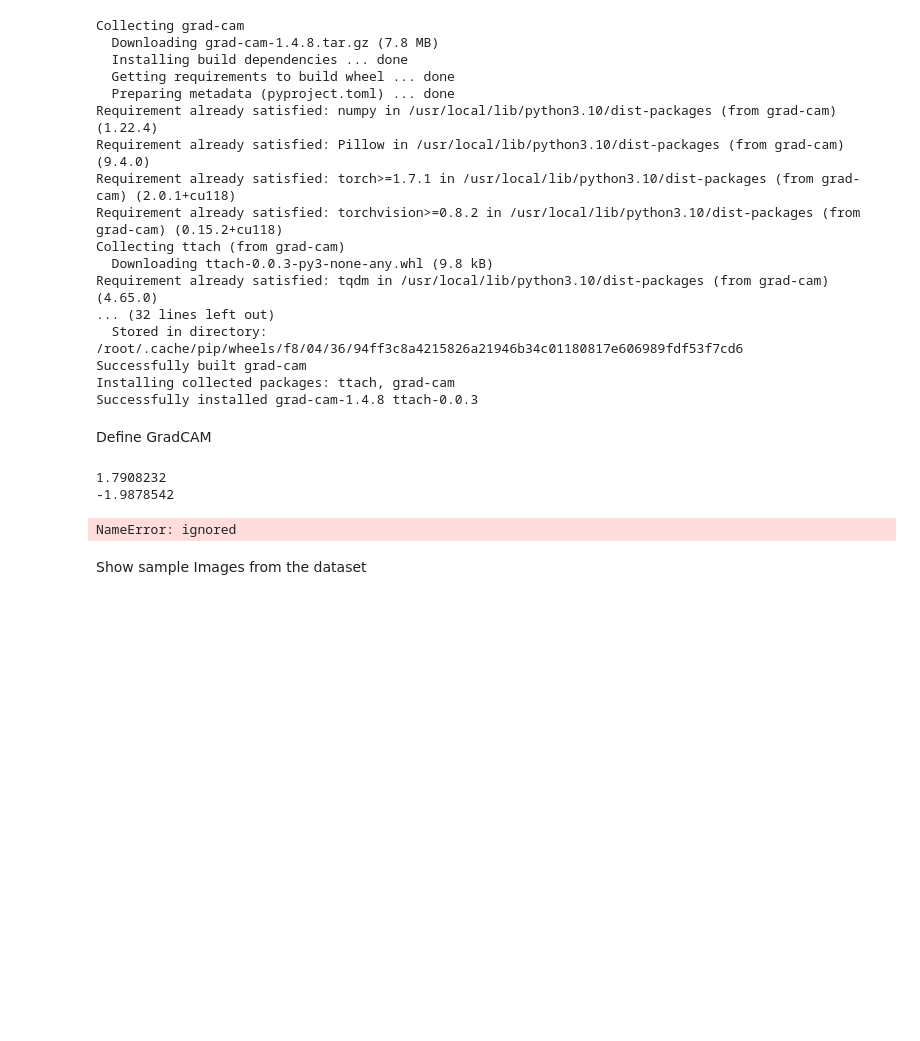
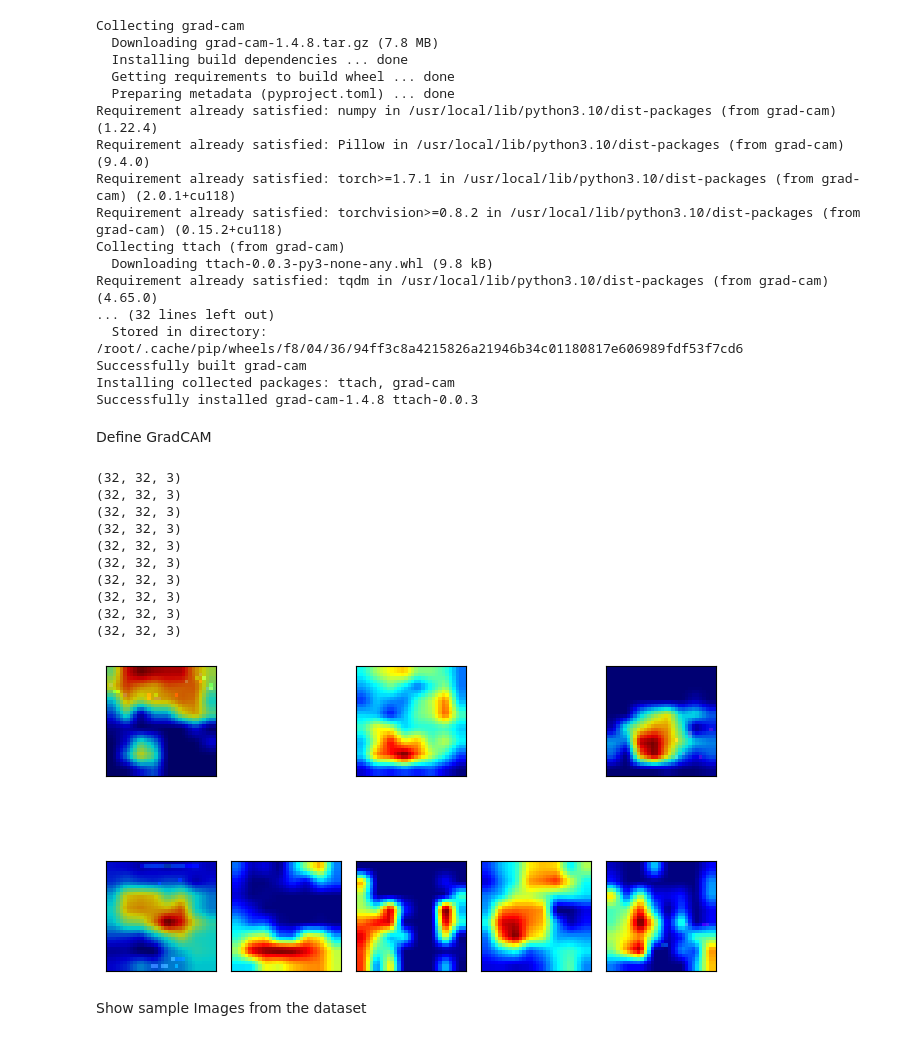
Before and after one commit to jyanivaddi/ERA_V1, a Jupyter notebook: session_11/s11.ipynb, the cells around one changed output. Cells and saved outputs as stored; diff of their text form; code cells hidden in the pictures; blank space fills up the shorter version.

```diff
--- a/session_11/s11.ipynb
+++ b/session_11/s11.ipynb
@@ -262,12 +234,39 @@ def generate_grad_cam_visualization(model, target_layers, input_tensor, targets)
-# %%
-input_tensor = torch.unsqueeze(incorrect_predictions[0][0],0)
-target_layers = [model.layer3[-1]]
-targets = None #[incorrect_predictions[0][2]]
-generate_grad_cam_visualization(model, target_layers, input_tensor, targets)
-# %% [output]
-1.7908232
--1.9878542
-NameError: ignored
+# %%
+import matplotlib.pyplot as plt
+num_grad_cam_images = 10
+grad_cam_map_list = []
+target_layers = [model.layer3[-1]]
+targets = None #[incorrect_predictions[0][2]]
+
+for cnt in range(num_grad_cam_images):
+    input_tensor = torch.unsqueeze(incorrect_predictions[cnt][0],0)
+    grad_cam_map = generate_grad_cam_visualization(model, target_layers, input_tensor, targets, image_weight=0.2)
+    grad_cam_map_list.append(grad_cam_map)
+
+num_rows = 2
+num_cols = 5
+for cnt in range(num_grad_cam_images):
+    plt.subplot(num_rows,num_cols,cnt+1)
+    plt.tight_layout()
+    plt.imshow(grad_cam_map_list[cnt])
+    #title_str = f"{class_names[str(target_label.item())]}/{class_names[str(predicted_label.item())]}"
+    #plt.title(title_str)
+    plt.xticks([])
+    plt.yticks([])
+plt.tight_layout()
+plt.show()
+# %% [output]
+(32, 32, 3)
+(32, 32, 3)
+(32, 32, 3)
+(32, 32, 3)
+(32, 32, 3)
+(32, 32, 3)
+(32, 32, 3)
+(32, 32, 3)
+(32, 32, 3)
+(32, 32, 3)
+[figure, added]
 # %%
 import numpy as np
 import matplotlib.pyplot as plt
```
Also changed, not shown: parts of 5 cells of this notebook.
